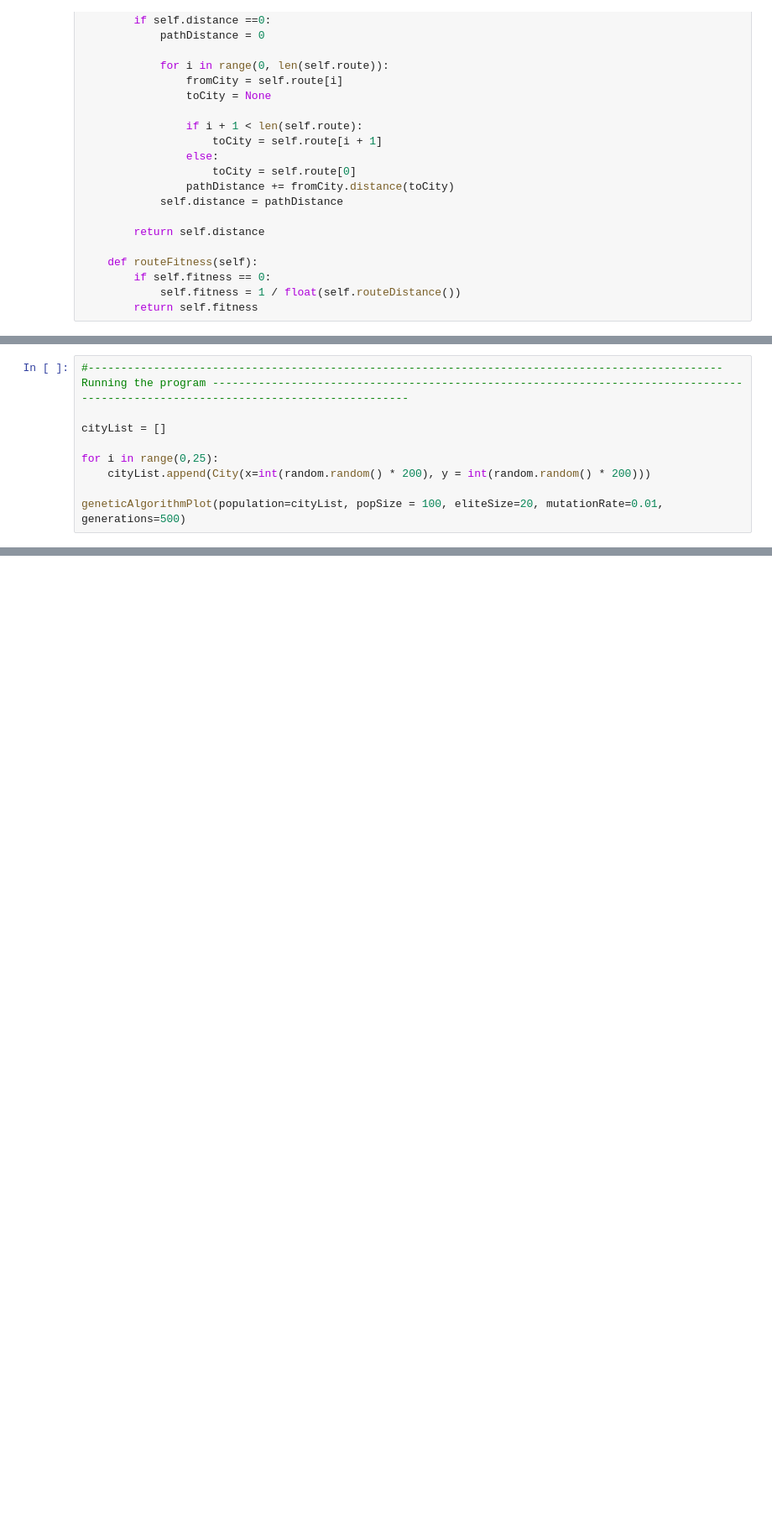
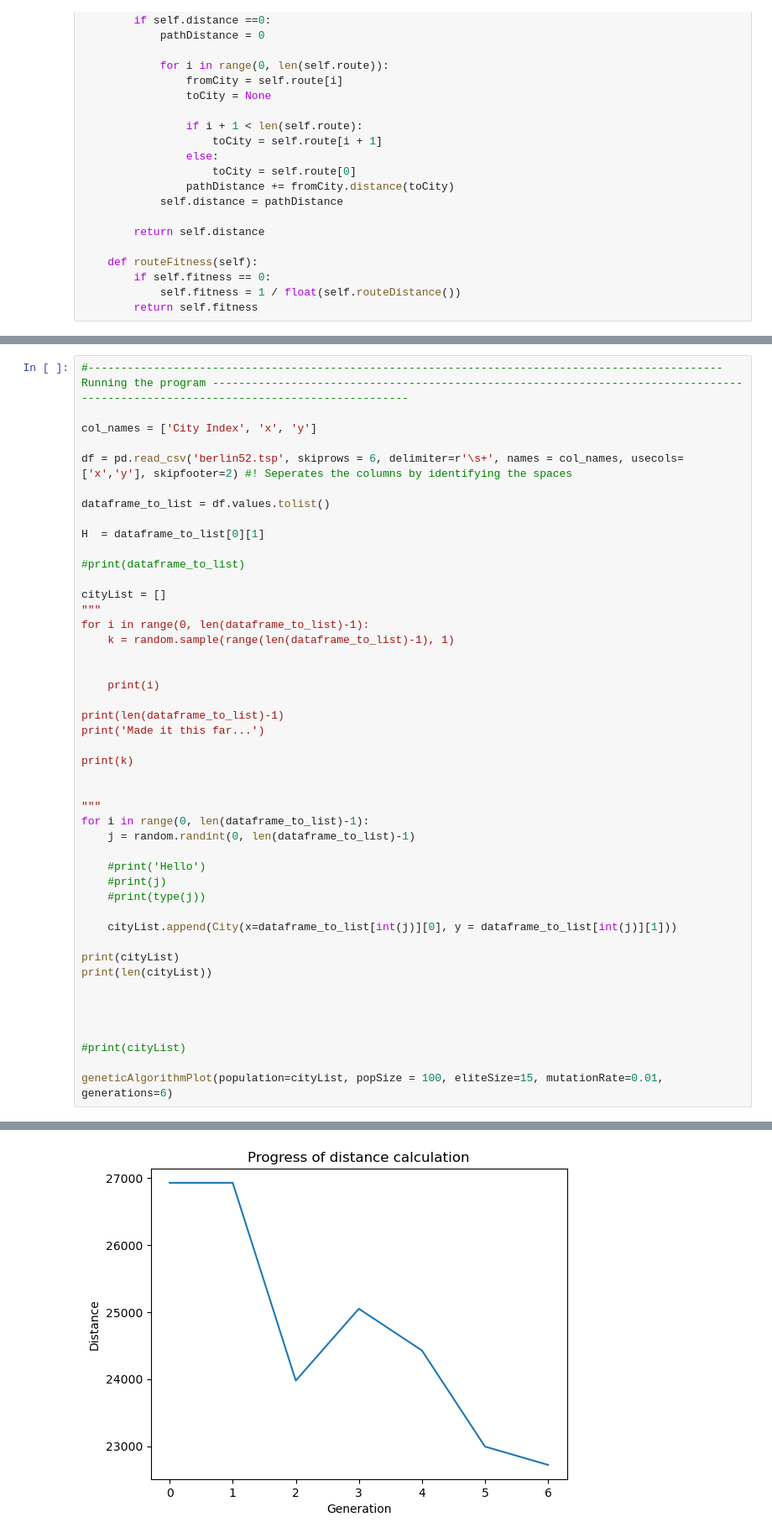
Before and after one commit to Stickkan/DVA493_lab_2, a Jupyter notebook: TSP.ipynb, the cells around one changed output, grey strips where cells are left out. Shown at 84% size. Cells and saved outputs as stored; diff of their text form; blank space fills up the shorter version.

```diff
--- a/TSP.ipynb
+++ b/TSP.ipynb
@@ -200,12 +191,3 @@ def geneticAlgorithmPlot(population, popSize, eliteSize, mutationRate, generatio
     plt.ylabel('Distance')
     plt.xlabel('Generation')
     plt.show()
-# %%
-#------------------------------------------------------------------------------------------------- Running the program -----------------------------------------------------------------------------------------------------------------------------------
-
-cityList = []
-
-for i in range(0,25):
-    cityList.append(City(x=int(random.random() * 200), y = int(random.random() * 200)))
-
-geneticAlgorithmPlot(population=cityList, popSize = 100, eliteSize=20, mutationRate=0.01, generations=500)
@@ -213,0 +194,47 @@ TypeError: int() argument must be a string, a bytes-like object or a real number
+# %%
+#------------------------------------------------------------------------------------------------- Running the program -----------------------------------------------------------------------------------------------------------------------------------
+
+col_names = ['City Index', 'x', 'y']
+
+df = pd.read_csv('berlin52.tsp', skiprows = 6, delimiter=r'\s+', names = col_names, usecols=['x','y'], skipfooter=2) #! Seperates the columns by identifying the spaces
+
+dataframe_to_list = df.values.tolist()
+
+H  = dataframe_to_list[0][1]
+
+#print(dataframe_to_list)
+
+cityList = []
+"""
+for i in range(0, len(dataframe_to_list)-1):
+    k = random.sample(range(len(dataframe_to_list)-1), 1)
+
+
+    print(i)
+
+print(len(dataframe_to_list)-1)
+print('Made it this far...')
+
+print(k)
+
+
+"""
+for i in range(0, len(dataframe_to_list)-1):
+    j = random.randint(0, len(dataframe_to_list)-1)
+
+    #print('Hello')
+    #print(j)
+    #print(type(j))
+
+    cityList.append(City(x=dataframe_to_list[int(j)][0], y = dataframe_to_list[int(j)][1]))
+
+print(cityList)
+print(len(cityList))
+
+
+
+
+#print(cityList)
+
+geneticAlgorithmPlot(population=cityList, popSize = 100, eliteSize=15, mutationRate=0.01, generations=6)
+# %% [output]
@@ -213,0 +245 @@ TypeError: int() argument must be a string, a bytes-like object or a real number
+[figure, added]
```
Also changed, not shown: parts of 5 cells of this notebook.
